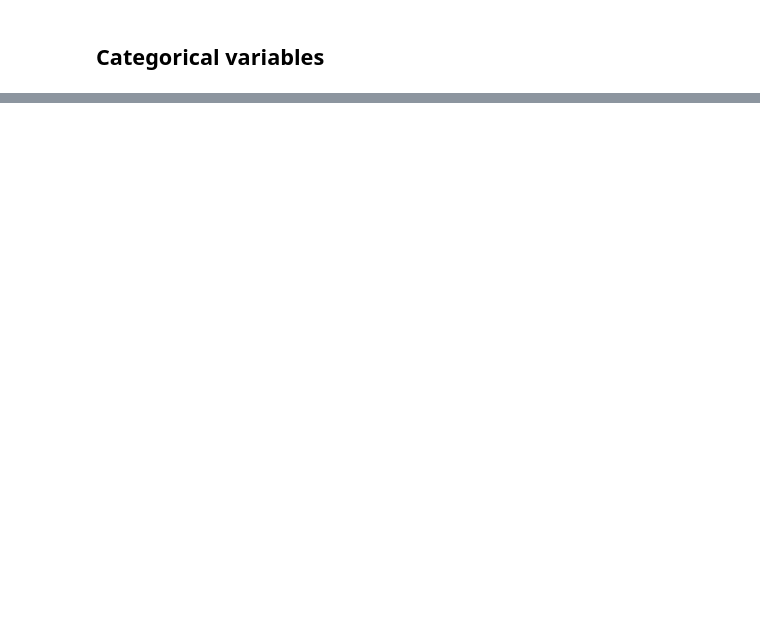
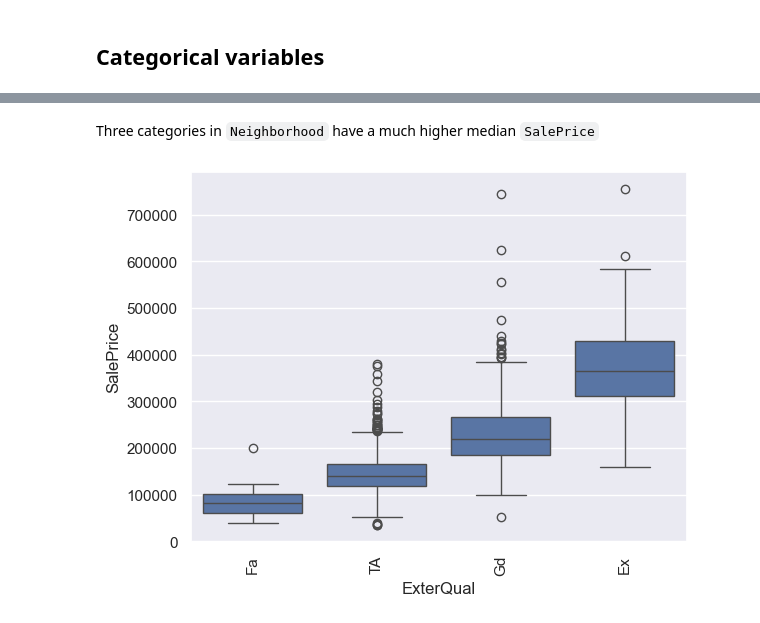
Before and after one commit to sembarface/Kaggle-House-Prices, a Jupyter notebook: EDA.ipynb, the cells around one changed output, grey strips where cells are left out. Drawn from its saved outputs; the diff is of its cells as text; code cells hidden in the pictures; blank space fills up the shorter version.

```diff
--- a/EDA.ipynb
+++ b/EDA.ipynb
@@ -145,0 +132,10 @@ dtype: int64
+# %% [markdown]
+Three categories in `Neighborhood` have a much higher median `SalePrice`
+# %%
+order = data.groupby("ExterQual")["SalePrice"].median().sort_values().index
+
+sns.boxplot(data=data, x="ExterQual", y="SalePrice", order=order)
+plt.xticks(rotation=90)
+plt.show()
+# %% [output]
+[figure, added]
```
Also changed, not shown: parts of 22 cells of this notebook.
